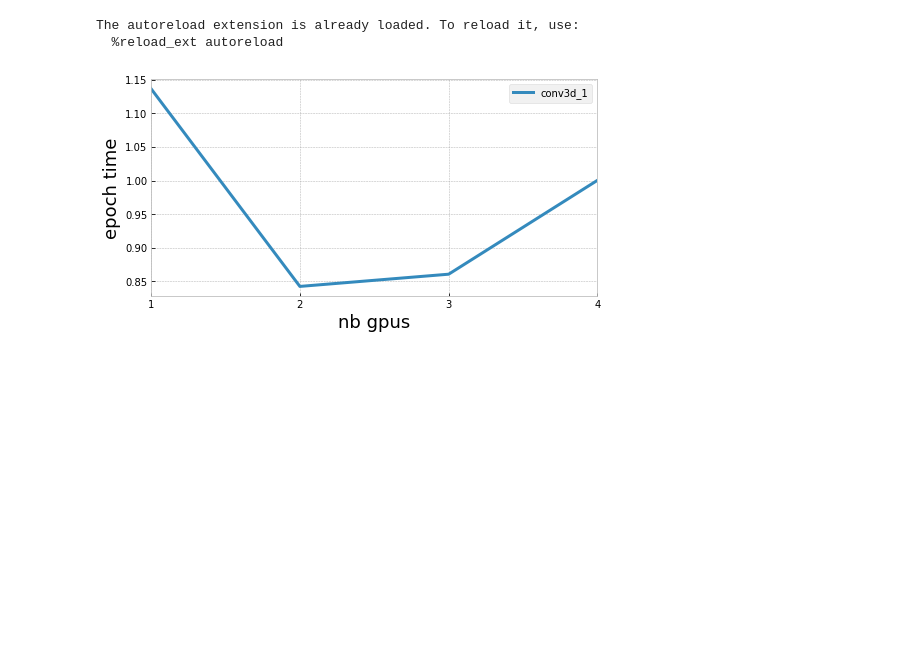
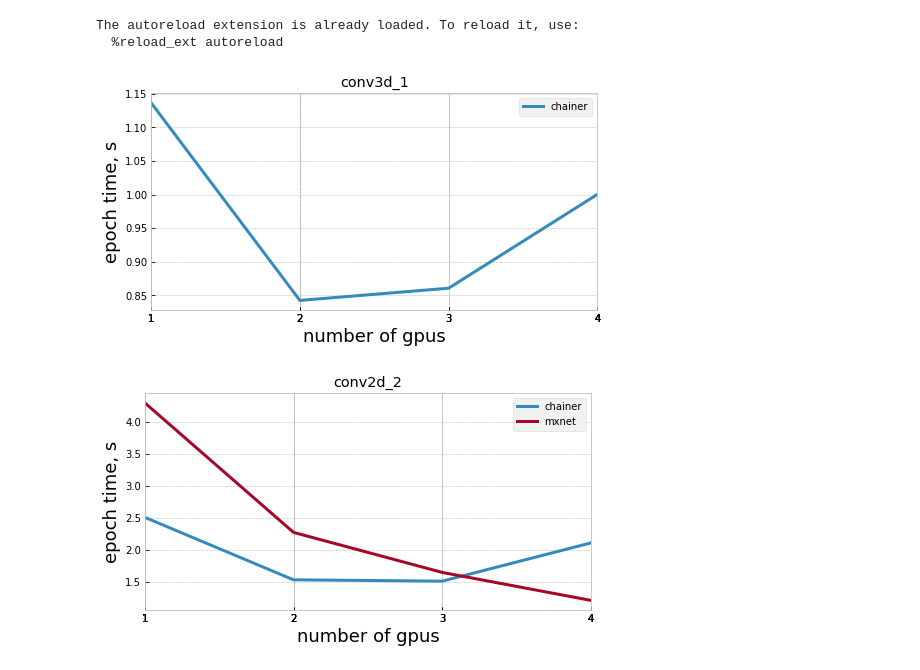
Before and after one commit to undertherain/benchmarker, a Jupyter notebook: vis/scaling.ipynb, the cells around one changed output. Cells and saved outputs as stored; diff of their text form; code cells hidden in the pictures; blank space fills up the shorter version.

Commit message:
vis scaling combine multiple frameworks on one plot and iterates over problems

```diff
--- a/vis/scaling.ipynb
+++ b/vis/scaling.ipynb
@@ -21,19 +21,40 @@ df = read_df_from_dir(path)
 df.sort_values(by=["nb_gpus"],inplace=True)
 # %%
 #df_plot=df_filtered.groupby([key],as_index=False).mean()
-filters={"framework":"chainer","problem":"conv3d_1"}
-key="nb_gpus"
-df_filtered = filter_by(df,filters)
-df=df_filtered.groupby([key],as_index=False).mean()
+#filters={"problem":"conv2d_2"}
+#key_secondary="framework"
+
+#df = filter_by(df,filters)
+#df=df_filtered.groupby([key,"framework"],as_index=False).mean()
+#df
 # %%
 mpl.rcParams["figure.figsize"] = 8,4
-fig = plt.figure()
-ax = fig.add_subplot(1,1,1,facecolor='white')
+key="nb_gpus"
 
-df.plot(x="nb_gpus",y="time",ax=ax, label=filters["problem"],linewidth=3)
-ax.set_xlabel("nb gpus",size=18)
-ax.set_ylabel("epoch time",size=18)
-ax.set_xticks(df["nb_gpus"])
+for problem in df["problem"].unique():
+    fig = plt.figure()
+    ax = fig.add_subplot(1,1,1,facecolor='white')
+
+
+    for framework in df["framework"].unique():
+        filters={"framework":framework,"problem":problem}
+        df_filtered = filter_by(df,filters)
+        df_plot=df_filtered.groupby([key],as_index=False).mean()
+        if df_plot.shape[0] > 0:
+            df_plot.plot(x="nb_gpus",y="time",ax=ax, label=framework, linewidth=3)
+
+    ax.set_xlabel("number of gpus",size=18)
+    ax.set_ylabel("epoch time, s",size=18)
+    ax.set_xticks(df["nb_gpus"])
+    plt.title(problem)
+    plt.show()
+
 None
+
+
+#for problem in df["problem"].unique():
+    #render(key="framework",filters={"device":"E5-2699","problem":problem},color="dodgerblue")
+ #   render(key="framework",filters={"device":"P100-PCIE","problem":problem},color="yellowgreen")
 # %% [output]
-[figure, old version]
+[figure, new version]
+[figure, added]
```
Also changed, not shown: 1 other file.
